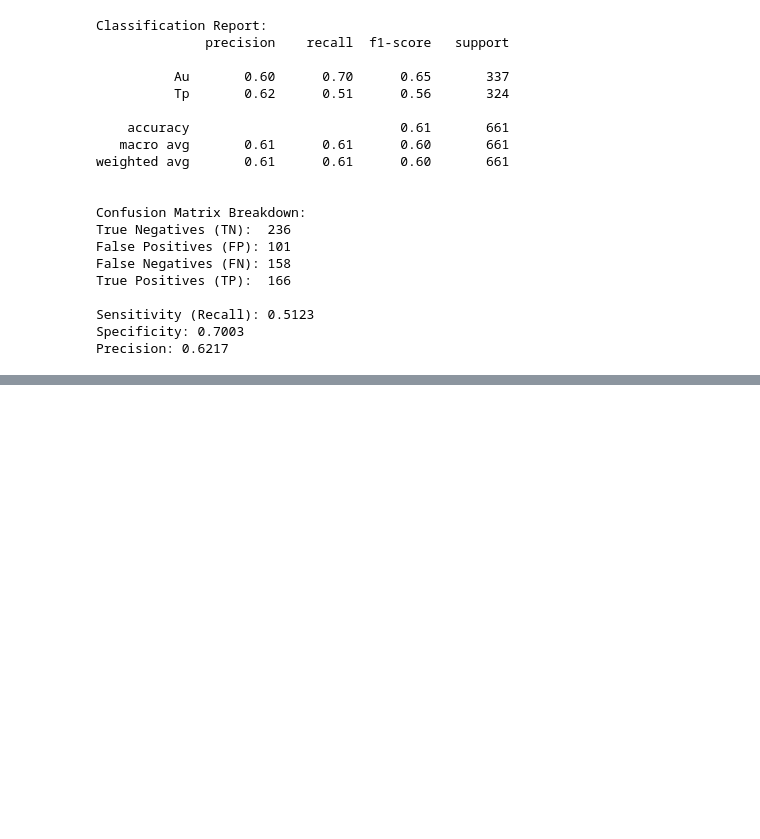
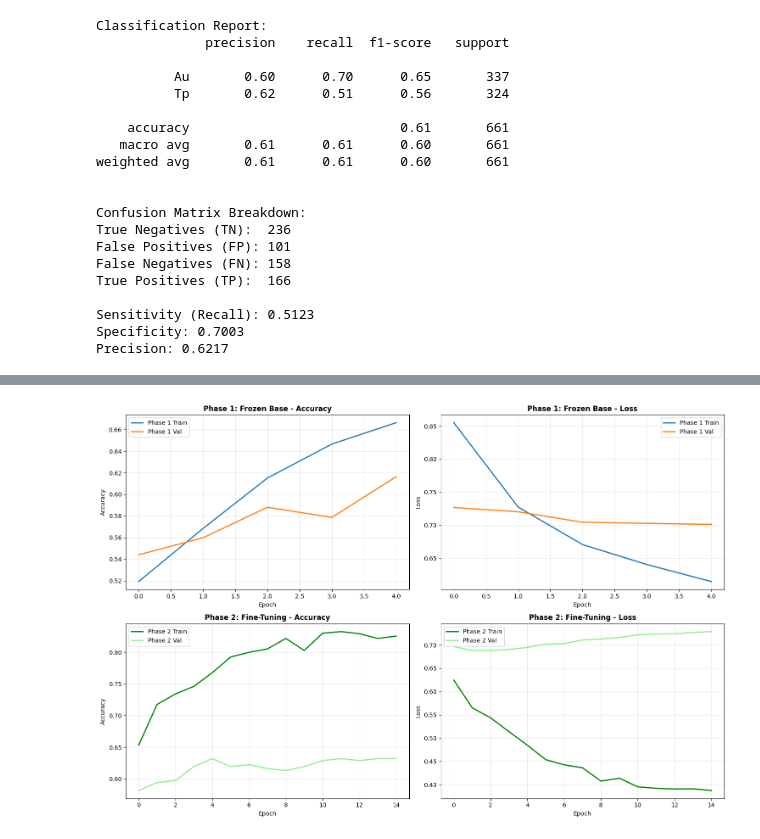
Before and after one commit to alintm4/document_tamper_detection, a Jupyter notebook: ml-app/model-training/training.ipynb, the cells around one changed output, grey strips where cells are left out. Saved outputs shown, nothing was run; the diff lists cells and outputs as text; code cells hidden in the pictures; blank space fills up the shorter version.

```diff
--- a/ml-app/model-training/training.ipynb
+++ b/ml-app/model-training/training.ipynb
@@ -219,0 +442,46 @@ Precision: 0.6217
+# %%
+# Plot Training History Comparison
+import matplotlib.pyplot as plt
+
+fig, axes = plt.subplots(2, 2, figsize=(15, 10))
+
+# Phase 1 - Accuracy
+axes[0, 0].plot(history_phase1.history['accuracy'], label='Phase 1 Train', linewidth=2)
+axes[0, 0].plot(history_phase1.history['val_accuracy'], label='Phase 1 Val', linewidth=2)
+axes[0, 0].set_title('Phase 1: Frozen Base - Accuracy', fontsize=12, fontweight='bold')
+axes[0, 0].set_xlabel('Epoch')
+axes[0, 0].set_ylabel('Accuracy')
+axes[0, 0].legend()
+axes[0, 0].grid(True, alpha=0.3)
+
+# Phase 1 - Loss
+axes[0, 1].plot(history_phase1.history['loss'], label='Phase 1 Train', linewidth=2)
+axes[0, 1].plot(history_phase1.history['val_loss'], label='Phase 1 Val', linewidth=2)
+axes[0, 1].set_title('Phase 1: Frozen Base - Loss', fontsize=12, fontweight='bold')
+axes[0, 1].set_xlabel('Epoch')
+axes[0, 1].set_ylabel('Loss')
+axes[0, 1].legend()
+axes[0, 1].grid(True, alpha=0.3)
+
+# Phase 2 - Accuracy
+axes[1, 0].plot(history_finetune.history['accuracy'], label='Phase 2 Train', linewidth=2, color='green')
+axes[1, 0].plot(history_finetune.history['val_accuracy'], label='Phase 2 Val', linewidth=2, color='lightgreen')
+axes[1, 0].set_title('Phase 2: Fine-Tuning - Accuracy', fontsize=12, fontweight='bold')
+axes[1, 0].set_xlabel('Epoch')
+axes[1, 0].set_ylabel('Accuracy')
+axes[1, 0].legend()
+axes[1, 0].grid(True, alpha=0.3)
+
+# Phase 2 - Loss
+axes[1, 1].plot(history_finetune.history['loss'], label='Phase 2 Train', linewidth=2, color='green')
+axes[1, 1].plot(history_finetune.history['val_loss'], label='Phase 2 Val', linewidth=2, color='lightgreen')
+axes[1, 1].set_title('Phase 2: Fine-Tuning - Loss', fontsize=12, fontweight='bold')
+axes[1, 1].set_xlabel('Epoch')
+axes[1, 1].set_ylabel('Loss')
+axes[1, 1].legend()
+axes[1, 1].grid(True, alpha=0.3)
+
+plt.tight_layout()
+plt.show()
+# %% [output]
+[figure, added]
```
Also changed, not shown: parts of 15 cells of this notebook, 2 other files.
